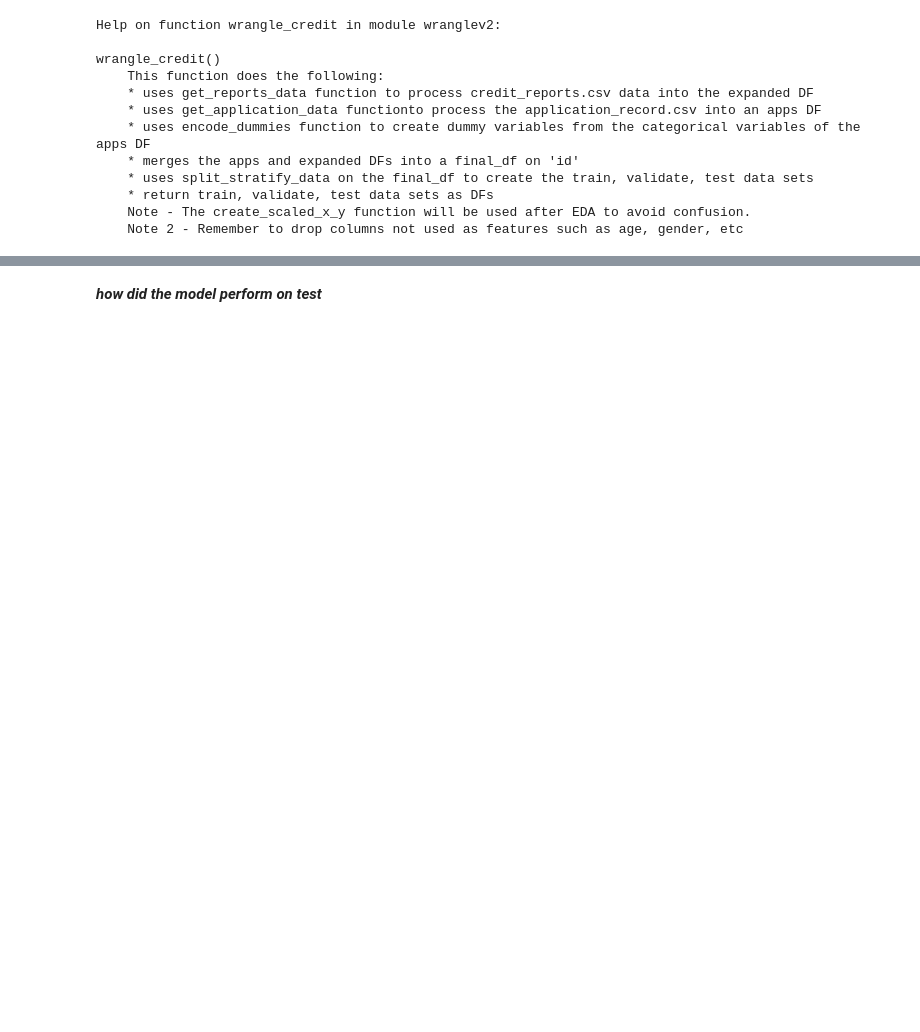
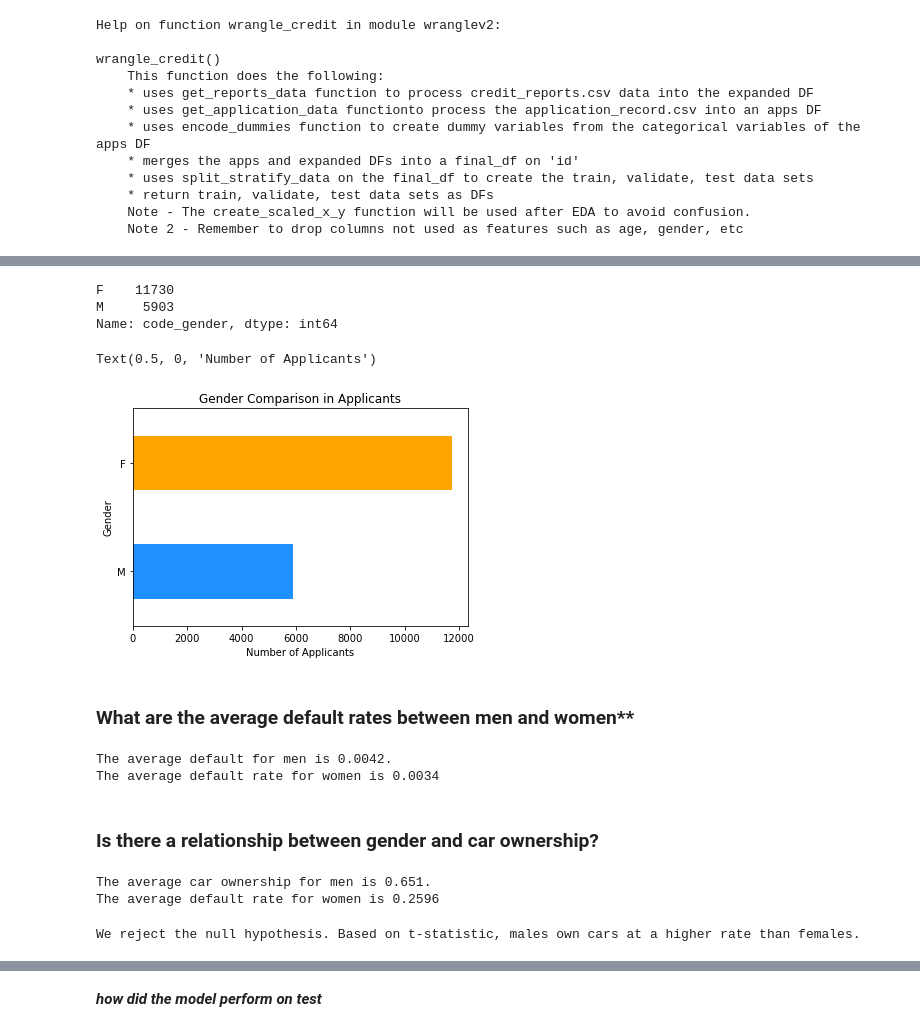
Before and after one commit to credit-risk-management-predictor/credit-risk-management-predictor, a Jupyter notebook: analysis_and_modeling.ipynb, the cells around one changed output, grey strips where cells are left out. Drawn from its saved outputs; the diff is of its cells as text; code cells hidden in the pictures; blank space fills up the shorter version.

Commit message:
adds adam's gender analysis to the notebook

```diff
--- a/analysis_and_modeling.ipynb
+++ b/analysis_and_modeling.ipynb
@@ -54,3 +57,6 @@ wrangle_credit()
     * return train, validate, test data sets as DFs
     Note - The create_scaled_x_y function will be used after EDA to avoid confusion.
     Note 2 - Remember to drop columns not used as features such as age, gender, etc
+# %%
+train, validate, test = wrangle_credit()
+train.head()
@@ -64,0 +96,50 @@ After we explore if gender can be inferred from other information, we will then
+# %%
+train.code_gender.value_counts()
+# %% [output]
+F    11730
+M     5903
+Name: code_gender, dtype: int64
+# %%
+train.code_gender.value_counts().sort_values().plot(kind = 'barh', color = ['dodgerblue', 'orange'])
+plt.title('Gender Comparison in Applicants')
+plt.ylabel('Gender')
+plt.xlabel('Number of Applicants')
+# %% [output]
+Text(0.5, 0, 'Number of Applicants')
+[figure, added]
+# %% [markdown]
+### What are the average default rates between men and women**
+# %%
+# Average default rate amongst males
+men = train[train.code_gender == 'M'].defaulted.mean()
+
+# Average default rate amongst females
+women = train[train.code_gender == 'F'].defaulted.mean()
+
+print(f"The average default for men is {round(men, 4)}. \nThe average default rate for women is {round(women, 4)}")
+# %% [output]
+The average default for men is 0.0042.
+The average default rate for women is 0.0034
+# %% [markdown]
+### Is there a relationship between gender and car ownership?
+# %%
+# Average car ownership amongst males
+men = train[train.code_gender == 'M'].flag_own_car.mean()
+
+# Average car ownership amongst females
+women = train[train.code_gender == 'F'].flag_own_car.mean()
+
+print(f"The average car ownership for men is {round(men, 4)}. \nThe average default rate for women is {round(women, 4)}")
+# %% [output]
+The average car ownership for men is 0.651.
+The average default rate for women is 0.2596
+# %%
+alpha = 0.05
+stat, p = stats.ttest_ind(train[train.code_gender == 'M'].flag_own_car, train[train.code_gender == 'F'].flag_own_car)
+
+if p < alpha:
+    print('We reject the null hypothesis. Based on t-statistic, males own cars at a higher rate than females.')
+else:
+    print('We fail to reject the null hypothesis.')
+# %% [output]
+We reject the null hypothesis. Based on t-statistic, males own cars at a higher rate than females.
```
Also changed, not shown: parts of 36 cells of this notebook.
